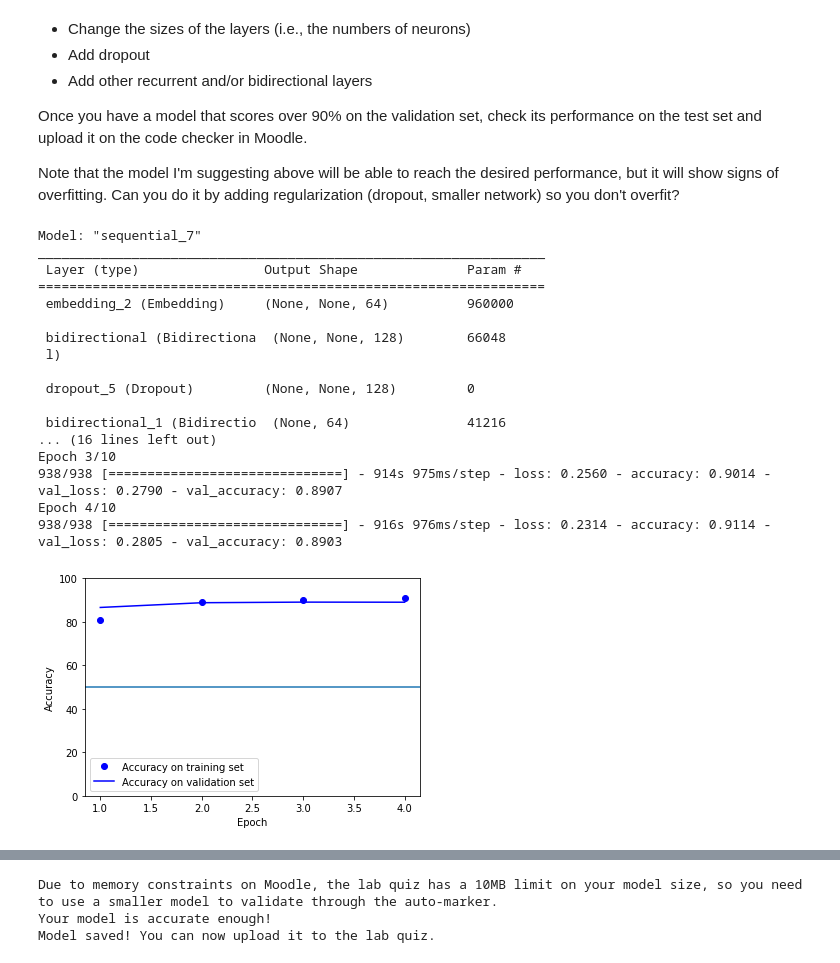
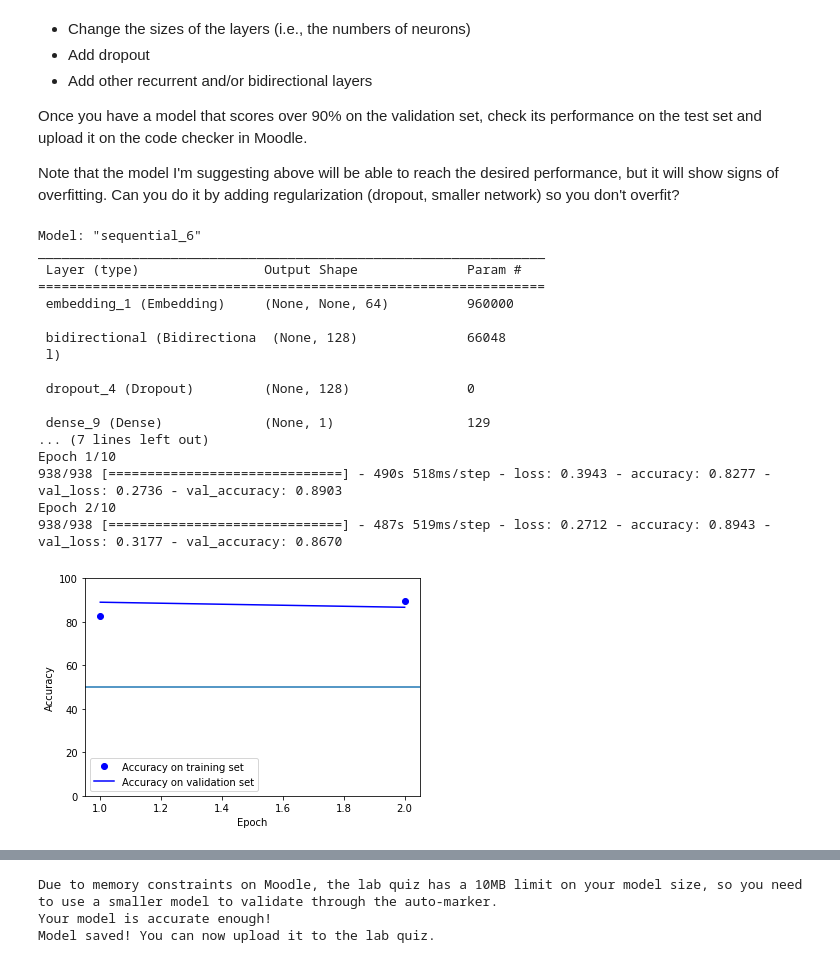
Before and after one commit to ADHIL-VENGAT/CE888-DataScience-and-Decision-making, a Jupyter notebook: lab8/rnn.ipynb, the cells around one changed output, grey strips where cells are left out. Saved outputs shown, nothing was run; the diff lists cells and outputs as text; code cells hidden in the pictures.

```diff
--- a/lab8/rnn.ipynb
+++ b/lab8/rnn.ipynb
@@ -759,44 +720,42 @@ n_ = 10  # number of epochs. You can edit this
 model = models.Sequential()
 # YOUR CODE HERE!
 model.add(layers.Embedding(max_features, 64))
-model.add(layers.Bidirectional(layers.LSTM(64, return_sequences=True)))
+model.add(layers.Bidirectional(layers.LSTM(64, return_sequences=False)))
 model.add(layers.Dropout(0.4))
-model.add(layers.Bidirectional(layers.LSTM(32, return_sequences=False)))
-model.add(layers.Dropout(0.3))
 model.add(layers.Dense(1, activation="sigmoid"))
 
 # I DON'T RECOMMEND THAT YOU CHANGE CODE AFTER THIS POINT
 model.compile(optimizer="rmsprop", loss="binary_crossentropy", metrics=["accuracy"])
 
 print(model.summary())
 
 # This model will take a long time to train, so we add an early stopping criterion
 # I've also added a ModelCheckpoint that will save the best model according to val_accuracy regardless of whether we continue training
 callbacks = [EarlyStopping(monitor='val_accuracy', patience=1),
              ModelCheckpoint("model.keras", save_best_only=True, monitor="val_accuracy", mode='max')]
 
 history = model.fit(x_train, y_train, batch_size=batch_size, epochs=n_,
                     validation_data=(x_val, y_val),
                     callbacks=callbacks)
 plot_hist_classif(history)
 model = keras.models.load_model("model.keras")
 print('Test Accuracy = %.2f' % model.evaluate(x_test, y_test)[1])
 # %% [output]
-Model: "sequential_7"
+Model: "sequential_6"
 _________________________________________________________________
  Layer (type)                Output Shape              Param #
 =================================================================
- embedding_2 (Embedding)     (None, None, 64)          960000
+ embedding_1 (Embedding)     (None, None, 64)          960000
 
- bidirectional (Bidirectiona  (None, None, 128)        66048
+ bidirectional (Bidirectiona  (None, 128)              66048
  l)
 
- dropout_5 (Dropout)         (None, None, 128)         0
+ dropout_4 (Dropout)         (None, 128)               0
 
- bidirectional_1 (Bidirectio  (None, 64)               41216
-... (16 lines left out)
-Epoch 3/10
-938/938 [==============================] - 914s 975ms/step - loss: 0.2560 - accuracy: 0.9014 - val_loss: 0.2790 - val_accuracy: 0.8907
-Epoch 4/10
-938/938 [==============================] - 916s 976ms/step - loss: 0.2314 - accuracy: 0.9114 - val_loss: 0.2805 - val_accuracy: 0.8903
+ dense_9 (Dense)             (None, 1)                 129
+... (7 lines left out)
+Epoch 1/10
+938/938 [==============================] - 490s 518ms/step - loss: 0.3943 - accuracy: 0.8277 - val_loss: 0.2736 - val_accuracy: 0.8903
+Epoch 2/10
+938/938 [==============================] - 487s 519ms/step - loss: 0.2712 - accuracy: 0.8943 - val_loss: 0.3177 - val_accuracy: 0.8670
-[figure, old version]
+[figure, new version]
```
Also changed, not shown: parts of 18 cells of this notebook.
